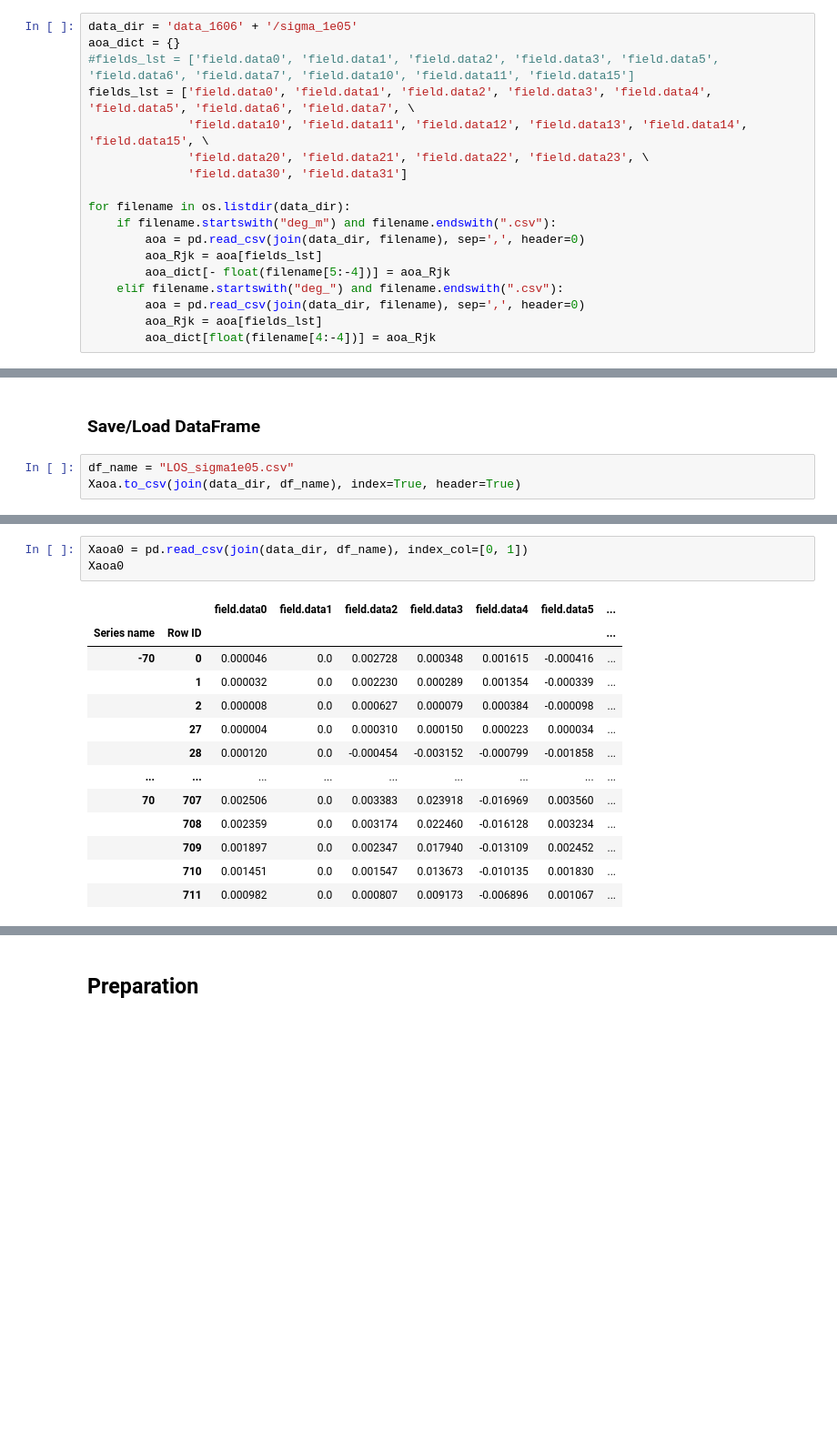
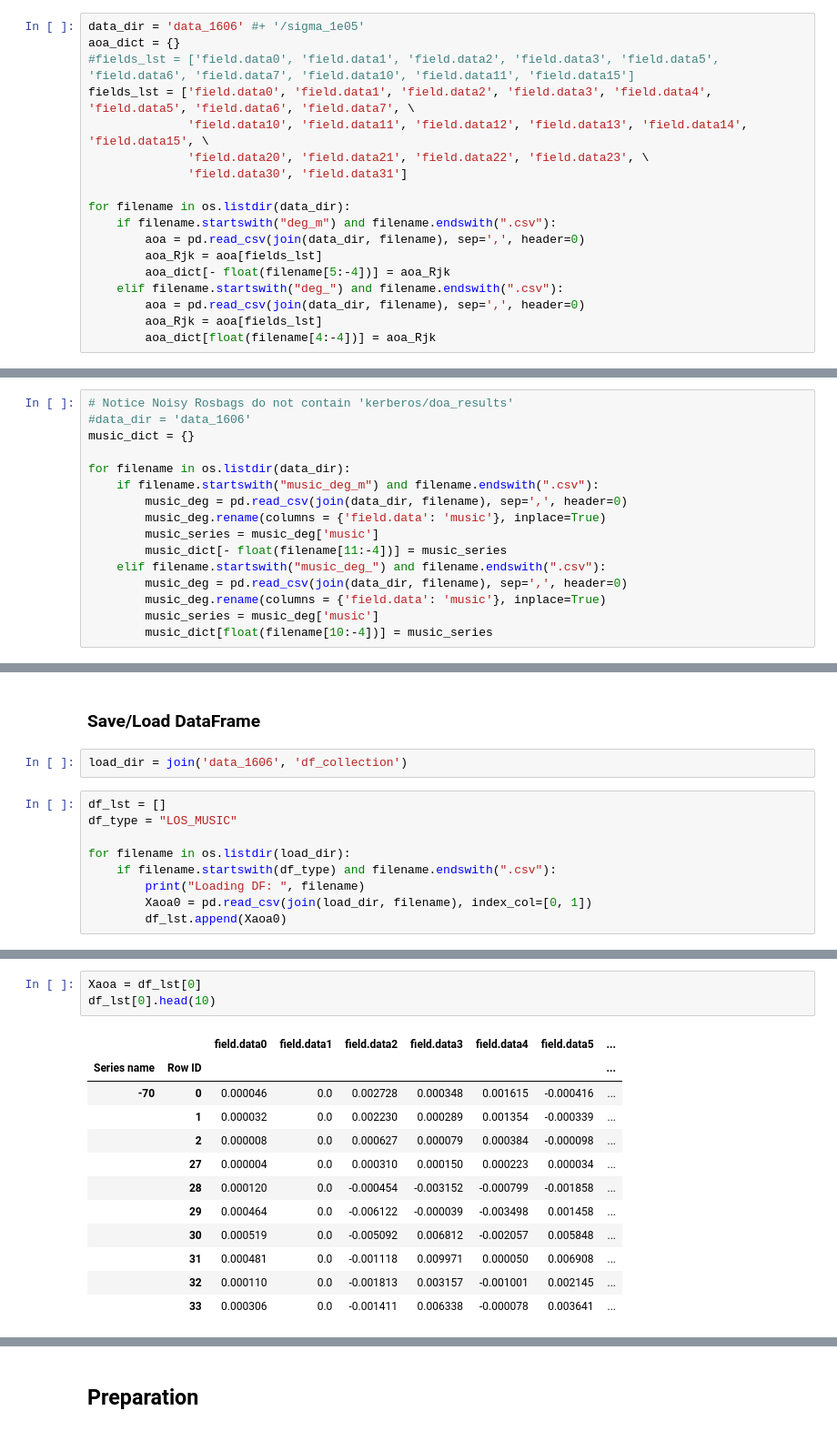
Before and after one commit to zdai257/DeepAOANet, a Jupyter notebook: myAOAnet.ipynb, the cells around one changed output, grey strips where cells are left out. Shown: that part at 91% size. Drawn from its saved outputs; the diff is of its cells as text; blank space fills up the shorter version.

```diff
--- a/myAOAnet.ipynb
+++ b/myAOAnet.ipynb
@@ -17,7 +17,7 @@ from sklearn.preprocessing import StandardScaler, LabelEncoder, MinMaxScaler, On
 from sklearn.metrics import confusion_matrix, classification_report, mean_squared_error, mean_absolute_error, accuracy_score
 %matplotlib inline
 # %%
-data_dir = 'data_1606' + '/sigma_1e05'
+data_dir = 'data_1606' #+ '/sigma_1e05'
 aoa_dict = {}
 #fields_lst = ['field.data0', 'field.data1', 'field.data2', 'field.data3', 'field.data5', 'field.data6', 'field.data7', 'field.data10', 'field.data11', 'field.data15']
 fields_lst = ['field.data0', 'field.data1', 'field.data2', 'field.data3', 'field.data4', 'field.data5', 'field.data6', 'field.data7', \
@@ -120,0 +132,16 @@ Xaoa
+# %%
+# Notice Noisy Rosbags do not contain 'kerberos/doa_results'
+#data_dir = 'data_1606'
+music_dict = {}
+
+for filename in os.listdir(data_dir):
+    if filename.startswith("music_deg_m") and filename.endswith(".csv"):
+        music_deg = pd.read_csv(join(data_dir, filename), sep=',', header=0)
+        music_deg.rename(columns = {'field.data': 'music'}, inplace=True)
+        music_series = music_deg['music']
+        music_dict[- float(filename[11:-4])] = music_series
+    elif filename.startswith("music_deg_") and filename.endswith(".csv"):
+        music_deg = pd.read_csv(join(data_dir, filename), sep=',', header=0)
+        music_deg.rename(columns = {'field.data': 'music'}, inplace=True)
+        music_series = music_deg['music']
+        music_dict[float(filename[10:-4])] = music_series
@@ -121,5 +160,13 @@ Xaoa
 # %% [markdown]
 ### Save/Load DataFrame
+# %%
+load_dir = join('data_1606', 'df_collection')
 # %%
-df_name = "LOS_sigma1e05.csv"
-Xaoa.to_csv(join(data_dir, df_name), index=True, header=True)
+df_lst = []
+df_type = "LOS_MUSIC"
+
+for filename in os.listdir(load_dir):
+    if filename.startswith(df_type) and filename.endswith(".csv"):
+        print("Loading DF: ", filename)
+        Xaoa0 = pd.read_csv(join(load_dir, filename), index_col=[0, 1])
+        df_lst.append(Xaoa0)
@@ -126,17 +176,16 @@ Xaoa.to_csv(join(data_dir, df_name), index=True, header=True)
 # %%
-Xaoa0 = pd.read_csv(join(data_dir, df_name), index_col=[0, 1])
-Xaoa0
+Xaoa = df_lst[0]
+df_lst[0].head(10)
 # %% [output]
 |  |  | field.data0 | field.data1 | field.data2 | field.data3 | field.data4 | field.data5 | ... |
 | Series name | Row ID |  |  |  |  |  |  | ... |
 | -70 | 0 | 0.000046 | 0.0 | 0.002728 | 0.000348 | 0.001615 | -0.000416 | ... |
 |  | 1 | 0.000032 | 0.0 | 0.002230 | 0.000289 | 0.001354 | -0.000339 | ... |
 |  | 2 | 0.000008 | 0.0 | 0.000627 | 0.000079 | 0.000384 | -0.000098 | ... |
 |  | 27 | 0.000004 | 0.0 | 0.000310 | 0.000150 | 0.000223 | 0.000034 | ... |
 |  | 28 | 0.000120 | 0.0 | -0.000454 | -0.003152 | -0.000799 | -0.001858 | ... |
-| ... | ... | ... | ... | ... | ... | ... | ... | ... |
-| 70 | 707 | 0.002506 | 0.0 | 0.003383 | 0.023918 | -0.016969 | 0.003560 | ... |
-|  | 708 | 0.002359 | 0.0 | 0.003174 | 0.022460 | -0.016128 | 0.003234 | ... |
-|  | 709 | 0.001897 | 0.0 | 0.002347 | 0.017940 | -0.013109 | 0.002452 | ... |
-|  | 710 | 0.001451 | 0.0 | 0.001547 | 0.013673 | -0.010135 | 0.001830 | ... |
-|  | 711 | 0.000982 | 0.0 | 0.000807 | 0.009173 | -0.006896 | 0.001067 | ... |
+|  | 29 | 0.000464 | 0.0 | -0.006122 | -0.000039 | -0.003498 | 0.001458 | ... |
+|  | 30 | 0.000519 | 0.0 | -0.005092 | 0.006812 | -0.002057 | 0.005848 | ... |
+|  | 31 | 0.000481 | 0.0 | -0.001118 | 0.009971 | 0.000050 | 0.006908 | ... |
+|  | 32 | 0.000110 | 0.0 | -0.001813 | 0.003157 | -0.001001 | 0.002145 | ... |
+|  | 33 | 0.000306 | 0.0 | -0.001411 | 0.006338 | -0.000078 | 0.003641 | ... |
```
Also changed, not shown: parts of 46 cells of this notebook, 27 other files.
